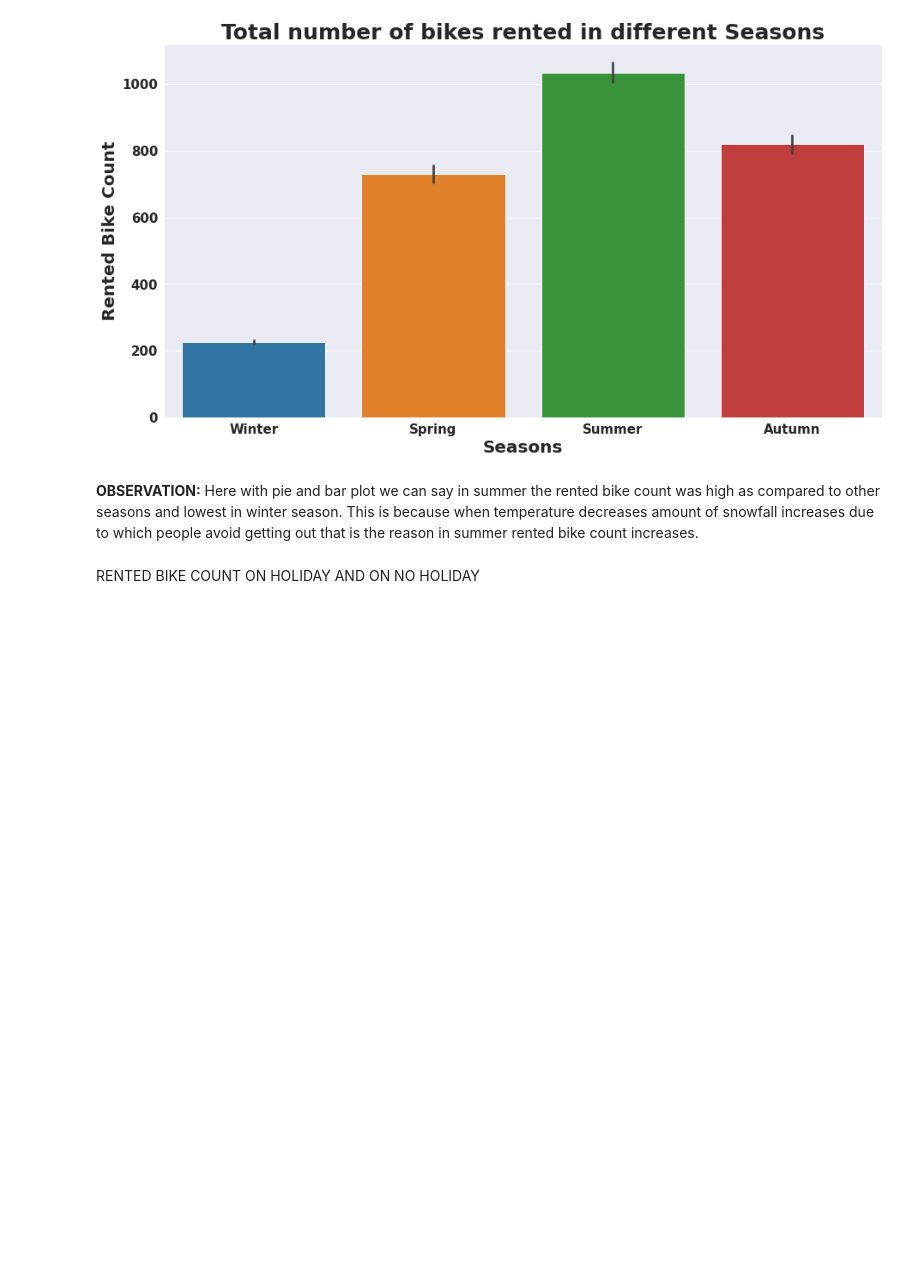
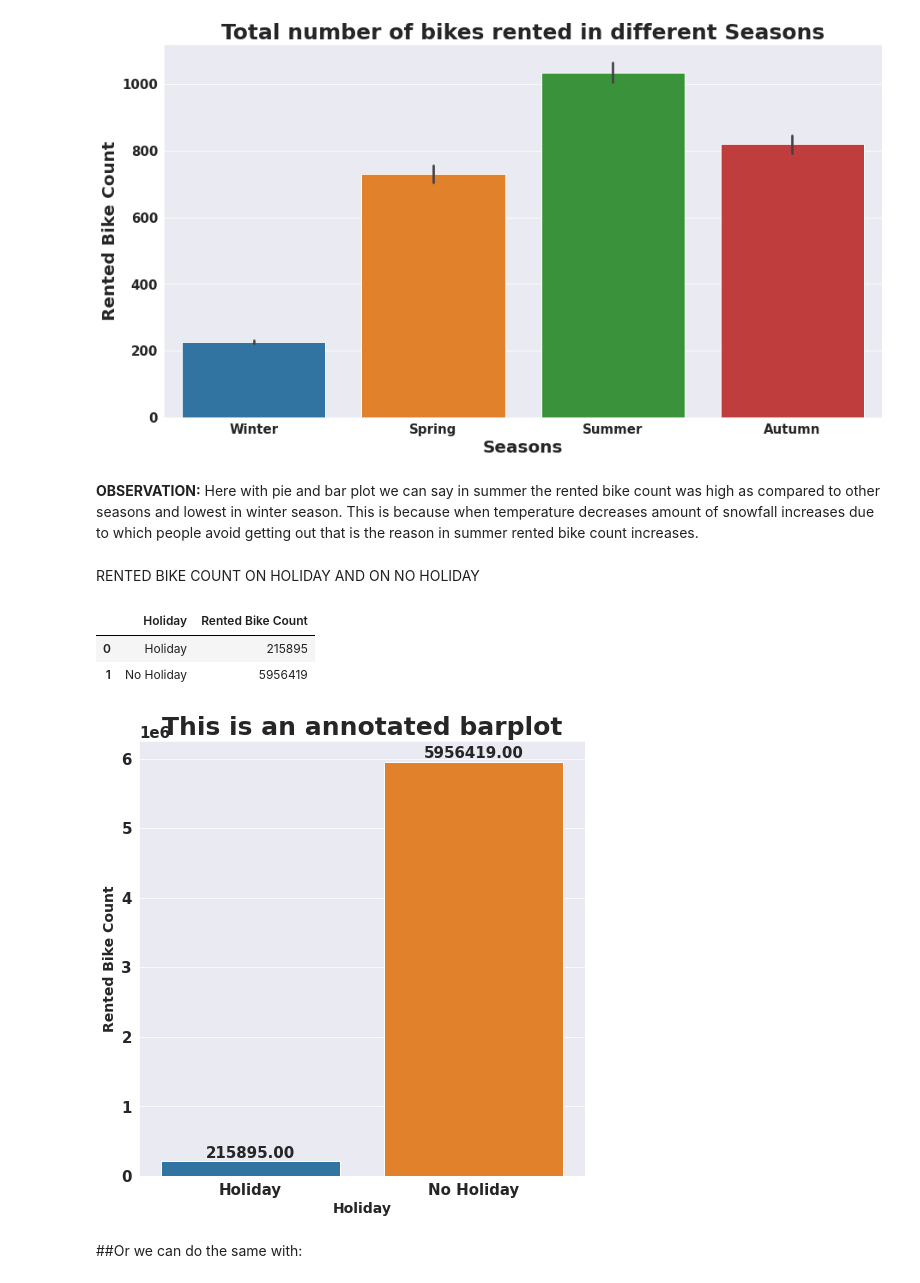
Before and after one commit to SuvOnGithub/Bike-Sharing-Demand-Prediction---Capstone-Project, a Jupyter notebook: suvenddu_Bike_Sharing_Demand_Prediction_Capstone_Project_.ipynb, the cells around one changed output. Saved outputs shown, nothing was run; the diff lists cells and outputs as text; code cells hidden in the pictures; blank space fills up the shorter version.

```diff
--- a/suvenddu_Bike_Sharing_Demand_Prediction_Capstone_Project_.ipynb
+++ b/suvenddu_Bike_Sharing_Demand_Prediction_Capstone_Project_.ipynb
@@ -532,3 +532,47 @@ RENTED BIKE COUNT ON HOLIDAY AND ON NO HOLIDAY
 # %%
  #creating dataframe with holiday and rented bike count
 holiday_bike_count=pd.DataFrame(df.groupby('Holiday')['Rented Bike Count'].sum()).reset_index()
+# %%
+ holiday_bike_count
+# %% [output]
+|  | Holiday | Rented Bike Count |
+| 0 | Holiday | 215895 |
+| 1 | No Holiday | 5956419 |
+# %%
+ # Defining the plot size
+plt.figure(figsize=(8, 8))
+
+# Defining the values for x-axis, y-axis
+# and from which datafarme the values are to be picked
+plots = sns.barplot(x=holiday_bike_count['Holiday'] , y=holiday_bike_count['Rented Bike Count'])
+
+# Iterrating over the bars one-by-one
+for bar in plots.patches:
+
+# Using Matplotlib's annotate function and
+# passing the coordinates where the annotation shall be done
+# x-coordinate: bar.get_x() + bar.get_width() / 2
+# y-coordinate: bar.get_height()
+# free space to be left to make graph pleasing: (0, 8)
+# ha and va stand for the horizontal and vertical alignment
+    plots.annotate(format(bar.get_height(), '.2f'),
+                (bar.get_x() + bar.get_width() / 2,
+                    bar.get_height()), ha='center', va='center',
+                size=15, xytext=(0, 8),
+                textcoords='offset points')
+
+# Setting the label for x-axis
+plt.xlabel("Holiday", size=14)
+
+# Setting the label for y-axis
+plt.ylabel("Rented Bike Count", size=14)
+
+# Setting the title for the graph
+plt.title("This is an annotated barplot")
+
+# Fianlly showing the plot
+plt.show()
+# %% [output]
+[figure, added]
+# %% [markdown]
+##Or we can do the same with:
```
Also changed, not shown: parts of 3 cells of this notebook.
